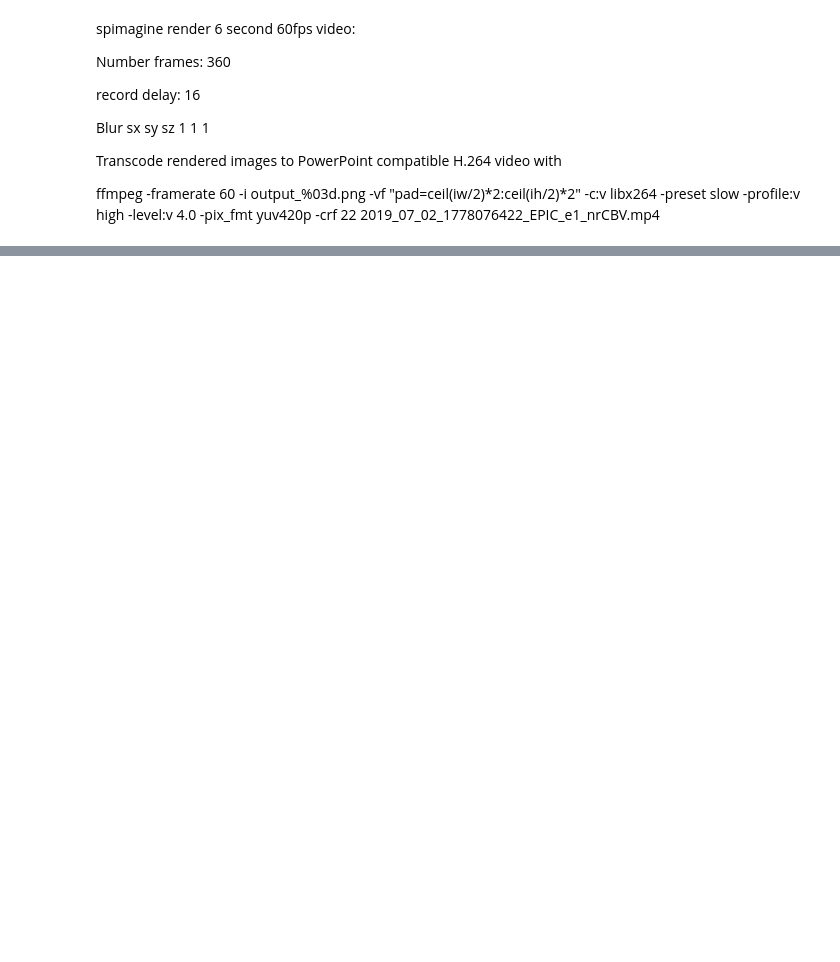
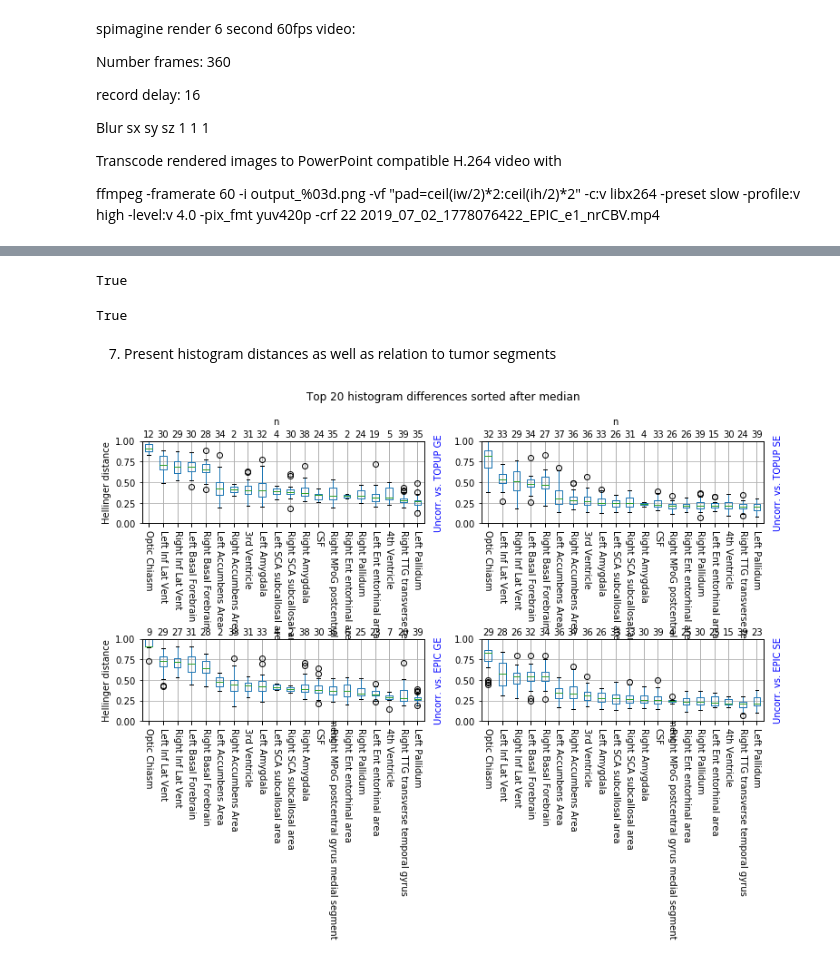
Before and after one commit to ivartz/epi_corrections, a Jupyter notebook: notebooks/corretion_assessment_part_2.ipynb, the cells around one changed output, grey strips where cells are left out. Cells and saved outputs as stored; diff of their text form; code cells hidden in the pictures; blank space fills up the shorter version.

```diff
--- a/notebooks/corretion_assessment_part_2.ipynb
+++ b/notebooks/corretion_assessment_part_2.ipynb
@@ -286,0 +487,11 @@ active:  blur {'sigma': 4.0}
+# %%
+# Verify that the regions in region_names correspond to the regions in region_values
+# - by verifying equal region values:
+np.all(region_values_temp == region_values.flatten())
+# %% [output]
+True
+# %%
+# - by verifying equal shape of region_values.flatten() and region_names
+region_values.flatten().shape == region_names.shape
+# %% [output]
+True
@@ -286,0 +500,2 @@ active:  blur {'sigma': 4.0}
+# %% [markdown]
+7. Present histogram distances as well as relation to tumor segments
@@ -286,0 +537,18 @@ active:  blur {'sigma': 4.0}
+# %%
+#"""
+top=20
+fig = plt.figure(figsize=np.array([6.4*0.8*2*1.2, 4.8*0.8*2]))
+ax1 = fig.add_subplot(4, 2, 1)
+sorted_boxplot_histogram_distances(raw_vs_topup_e1_df, ax1, ylabel2="Uncorr. vs. TOPUP GE", ylabel="Hellinger distance", title="n", top=top)
+
+ax2 = fig.add_subplot(4, 2, 2, sharex=ax1, sharey=ax1)
+sorted_boxplot_histogram_distances(raw_vs_topup_e2_df, ax2, ylabel2="Uncorr. vs. TOPUP SE", ylabel="", title="n", top=top)
+
+ax3 = fig.add_subplot(4, 2, 5, sharex=ax1, sharey=ax1)
+sorted_boxplot_histogram_distances(raw_vs_epic_e1_df, ax3, ylabel2="Uncorr. vs. EPIC GE", ylabel="Hellinger distance", title="", top=top)
+
+ax4 = fig.add_subplot(4, 2, 6, sharex=ax1, sharey=ax1)
+sorted_boxplot_histogram_distances(raw_vs_epic_e2_df, ax4, ylabel2="Uncorr. vs. EPIC SE", ylabel="", title="", top=top)
+#"""
+# %% [output]
+[figure, added]
```
Also changed, not shown: parts of 59 cells of this notebook, 12 other files.
